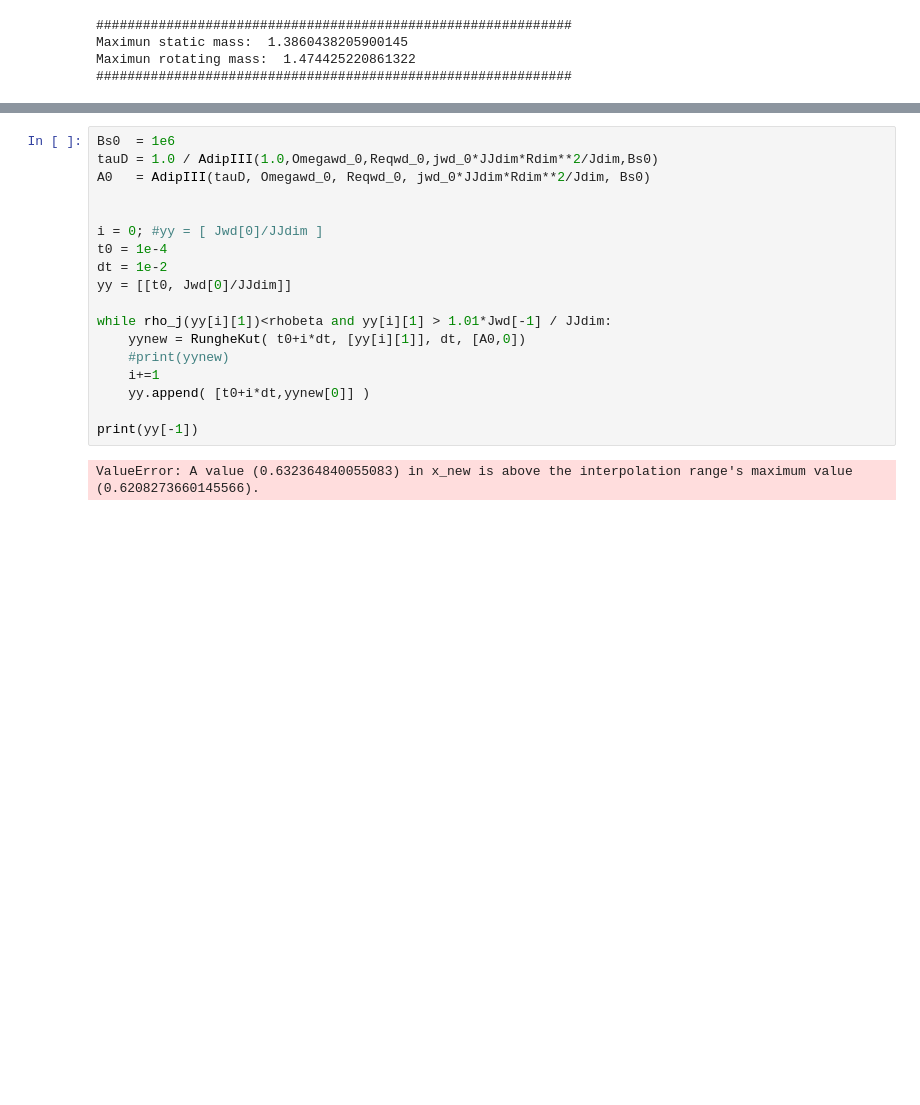
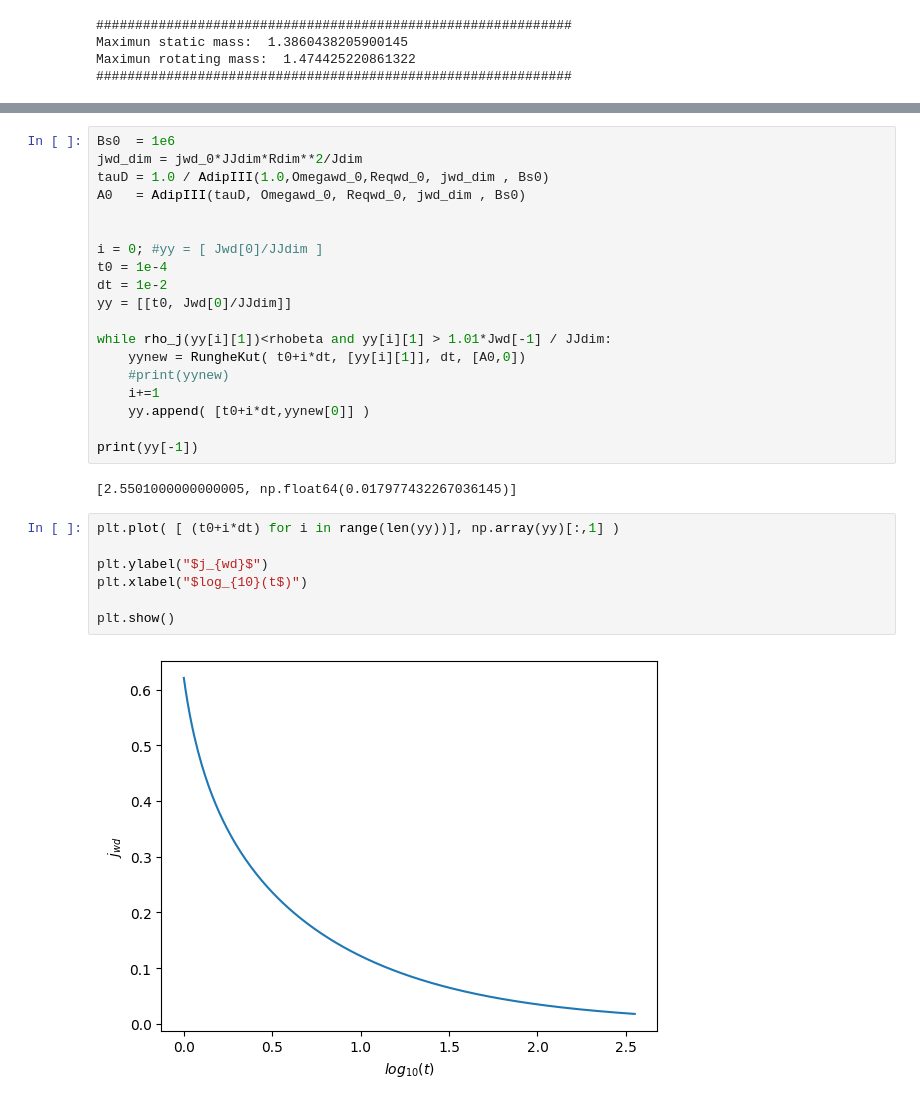
Before and after one commit to lauramb8909/WhiteDwarf, a Jupyter notebook: Untitled.ipynb, the cells around one changed output, grey strips where cells are left out. Saved outputs shown, nothing was run; the diff lists cells and outputs as text; blank space fills up the shorter version.

```diff
--- a/Untitled.ipynb
+++ b/Untitled.ipynb
@@ -299,8 +239,9 @@ def RungheKut(t,y,h,fx):
     return [ jnew ]
 # %%
 Bs0  = 1e6
-tauD = 1.0 / AdipIII(1.0,Omegawd_0,Reqwd_0,jwd_0*JJdim*Rdim**2/Jdim,Bs0)
-A0   = AdipIII(tauD, Omegawd_0, Reqwd_0, jwd_0*JJdim*Rdim**2/Jdim, Bs0)
+jwd_dim = jwd_0*JJdim*Rdim**2/Jdim
+tauD = 1.0 / AdipIII(1.0,Omegawd_0,Reqwd_0, jwd_dim , Bs0)
+A0   = AdipIII(tauD, Omegawd_0, Reqwd_0, jwd_dim , Bs0)
 
 
 i = 0; #yy = [ Jwd[0]/JJdim ]
@@ -316,4 +257,13 @@ while rho_j(yy[i][1])<rhobeta and yy[i][1] > 1.01*Jwd[-1] / JJdim:
 
 print(yy[-1])
 # %% [output]
-ValueError: A value (0.632364840055083) in x_new is above the interpolation range's maximum value (0.6208273660145566).
+[2.5501000000000005, np.float64(0.017977432267036145)]
+# %%
+plt.plot( [ (t0+i*dt) for i in range(len(yy))], np.array(yy)[:,1] )
+
+plt.ylabel("$j_{wd}$")
+plt.xlabel("$log_{10}(t$)")
+
+plt.show()
+# %% [output]
+[figure, added]
```
Also changed, not shown: parts of 16 cells of this notebook.
